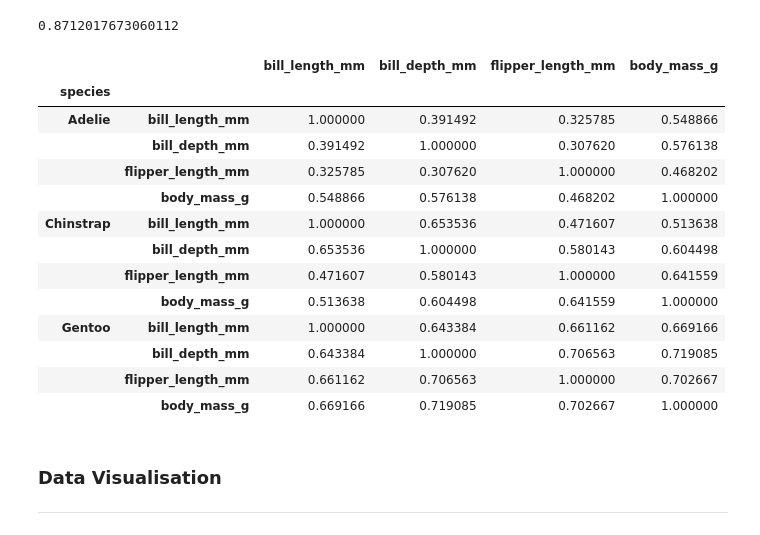
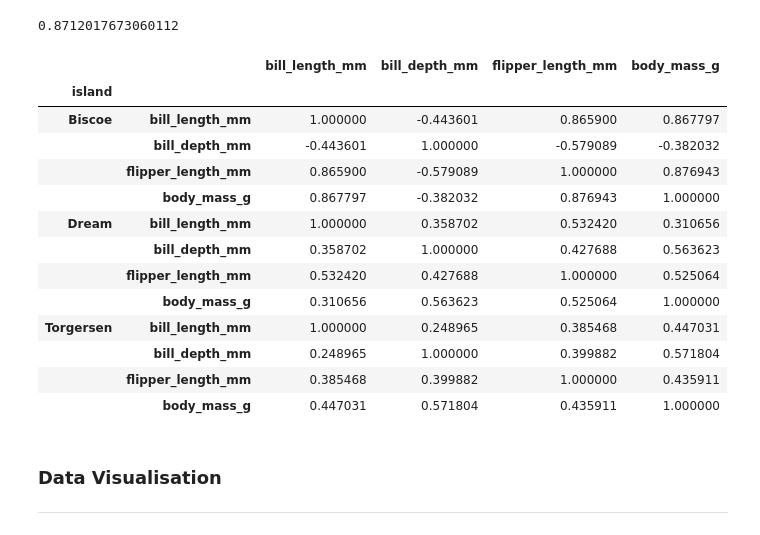
Before and after one commit to RodrigoDMU/MyWorkPDA-Project, a Jupyter notebook: penguins.ipynb, the cells around one changed output. Cells and saved outputs as stored; diff of their text form; code cells hidden in the pictures.

```diff
--- a/penguins.ipynb
+++ b/penguins.ipynb
@@ -200,22 +200,22 @@ df['flipper_length_mm'].corr(df['body_mass_g'])
 0.8712017673060112
 # %%
 # Correlation of the data set.
-df.groupby('species').corr(method='pearson', numeric_only=True)
+df.groupby('island').corr(method='pearson', numeric_only=True)
 # %% [output]
 |  |  | bill_length_mm | bill_depth_mm | flipper_length_mm | body_mass_g |
-| species |  |  |  |  |  |
-| Adelie | bill_length_mm | 1.000000 | 0.391492 | 0.325785 | 0.548866 |
-|  | bill_depth_mm | 0.391492 | 1.000000 | 0.307620 | 0.576138 |
-|  | flipper_length_mm | 0.325785 | 0.307620 | 1.000000 | 0.468202 |
-|  | body_mass_g | 0.548866 | 0.576138 | 0.468202 | 1.000000 |
-| Chinstrap | bill_length_mm | 1.000000 | 0.653536 | 0.471607 | 0.513638 |
-|  | bill_depth_mm | 0.653536 | 1.000000 | 0.580143 | 0.604498 |
-|  | flipper_length_mm | 0.471607 | 0.580143 | 1.000000 | 0.641559 |
-|  | body_mass_g | 0.513638 | 0.604498 | 0.641559 | 1.000000 |
-| Gentoo | bill_length_mm | 1.000000 | 0.643384 | 0.661162 | 0.669166 |
-|  | bill_depth_mm | 0.643384 | 1.000000 | 0.706563 | 0.719085 |
-|  | flipper_length_mm | 0.661162 | 0.706563 | 1.000000 | 0.702667 |
-|  | body_mass_g | 0.669166 | 0.719085 | 0.702667 | 1.000000 |
+| island |  |  |  |  |  |
+| Biscoe | bill_length_mm | 1.000000 | -0.443601 | 0.865900 | 0.867797 |
+|  | bill_depth_mm | -0.443601 | 1.000000 | -0.579089 | -0.382032 |
+|  | flipper_length_mm | 0.865900 | -0.579089 | 1.000000 | 0.876943 |
+|  | body_mass_g | 0.867797 | -0.382032 | 0.876943 | 1.000000 |
+| Dream | bill_length_mm | 1.000000 | 0.358702 | 0.532420 | 0.310656 |
+|  | bill_depth_mm | 0.358702 | 1.000000 | 0.427688 | 0.563623 |
+|  | flipper_length_mm | 0.532420 | 0.427688 | 1.000000 | 0.525064 |
+|  | body_mass_g | 0.310656 | 0.563623 | 0.525064 | 1.000000 |
+| Torgersen | bill_length_mm | 1.000000 | 0.248965 | 0.385468 | 0.447031 |
+|  | bill_depth_mm | 0.248965 | 1.000000 | 0.399882 | 0.571804 |
+|  | flipper_length_mm | 0.385468 | 0.399882 | 1.000000 | 0.435911 |
+|  | body_mass_g | 0.447031 | 0.571804 | 0.435911 | 1.000000 |
 # %% [markdown]
 ### Data Visualisation
 ***
```
Also changed, not shown: parts of 6 cells of this notebook.
